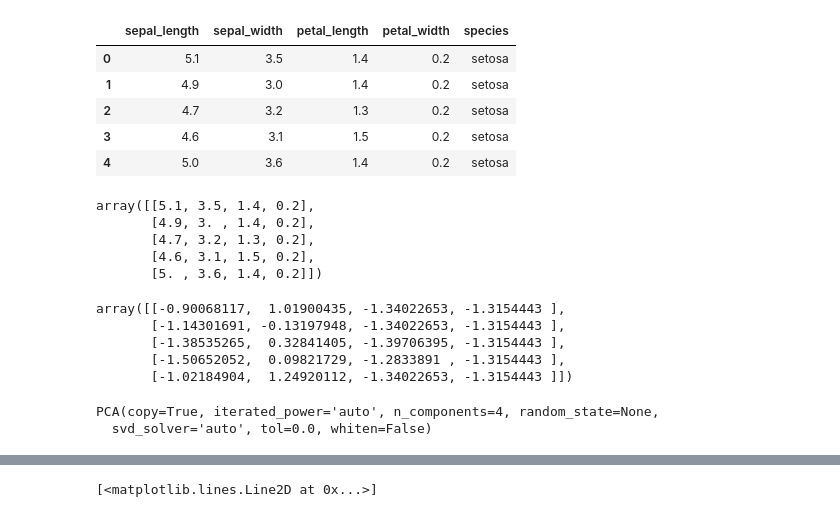
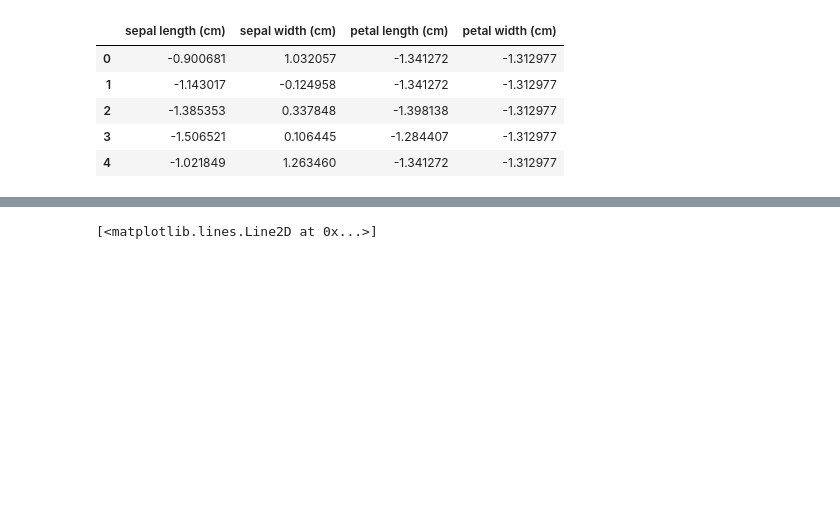
Before and after one commit to shaantanu-gaur/Data_analysis, a Jupyter notebook: principle_component_analysis/PCA.ipynb, the cells around one changed output, grey strips where cells are left out. Cells and saved outputs as stored; diff of their text form; code cells hidden in the pictures; blank space fills up the shorter version.

```diff
--- a/principle_component_analysis/PCA.ipynb
+++ b/principle_component_analysis/PCA.ipynb
@@ -12,4 +13,4 @@ import seaborn as sns
 # %%
-iris = sns.load_dataset("iris")
+iris = datasets.load_iris()
 list(iris)
 # %% [output]
@@ -16,0 +18,3 @@ list(iris)
+# %%
+df = pd.DataFrame(iris.data, columns=iris.feature_names)
+df.head(5)
@@ -17,9 +28,11 @@ list(iris)
+# %%
+data_scaled = pd.DataFrame(scale(df),columns = df.columns) # normalization
 # %%
-iris.head(5)
+data_scaled.head(5)
 # %% [output]
-|  | sepal_length | sepal_width | petal_length | petal_width | species |
-| 0 | 5.1 | 3.5 | 1.4 | 0.2 | setosa |
-| 1 | 4.9 | 3.0 | 1.4 | 0.2 | setosa |
-| 2 | 4.7 | 3.2 | 1.3 | 0.2 | setosa |
-| 3 | 4.6 | 3.1 | 1.5 | 0.2 | setosa |
-| 4 | 5.0 | 3.6 | 1.4 | 0.2 | setosa |
+|  | sepal length (cm) | sepal width (cm) | petal length (cm) | petal width (cm) |
+| 0 | -0.900681 | 1.032057 | -1.341272 | -1.312977 |
+| 1 | -1.143017 | -0.124958 | -1.341272 | -1.312977 |
+| 2 | -1.385353 | 0.337848 | -1.398138 | -1.312977 |
+| 3 | -1.506521 | 0.106445 | -1.284407 | -1.312977 |
+| 4 | -1.021849 | 1.263460 | -1.341272 | -1.312977 |
@@ -31,10 +38,0 @@ iris.species = le.transform(iris.species)
-# %%
-# Convert data to numpy arrays
-X = pd.DataFrame.as_matrix(iris[['sepal_length','sepal_width','petal_length','petal_width']])
-X[:5]
-# %% [output]
-array([[5.1, 3.5, 1.4, 0.2],
-       [4.9, 3. , 1.4, 0.2],
-       [4.7, 3.2, 1.3, 0.2],
-       [4.6, 3.1, 1.5, 0.2],
-       [5. , 3.6, 1.4, 0.2]])
@@ -43,15 +39,2 @@ X = scale(X) # normalization
-# %%
-X[:5]
-# %% [output]
-array([[-0.90068117,  1.01900435, -1.34022653, -1.3154443 ],
-       [-1.14301691, -0.13197948, -1.34022653, -1.3154443 ],
-       [-1.38535265,  0.32841405, -1.39706395, -1.3154443 ],
-       [-1.50652052,  0.09821729, -1.2833891 , -1.3154443 ],
-       [-1.02184904,  1.24920112, -1.34022653, -1.3154443 ]])
 # %%
 pca = PCA(n_components=4)
-# %%
-pca.fit(X)
-# %% [output]
-PCA(copy=True, iterated_power='auto', n_components=4, random_state=None,
-  svd_solver='auto', tol=0.0, whiten=False)
```
Also changed, not shown: parts of 14 cells of this notebook.
